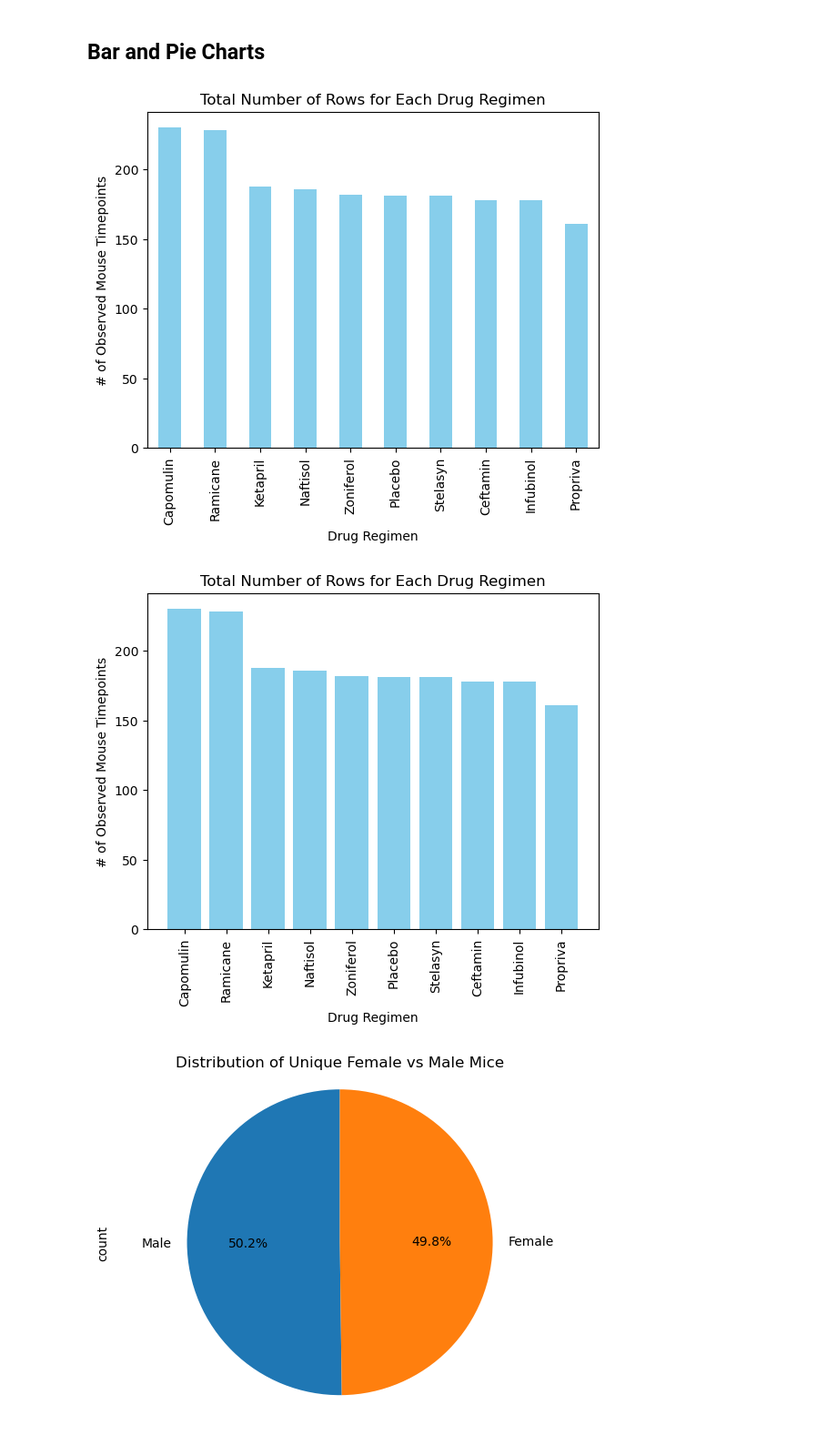
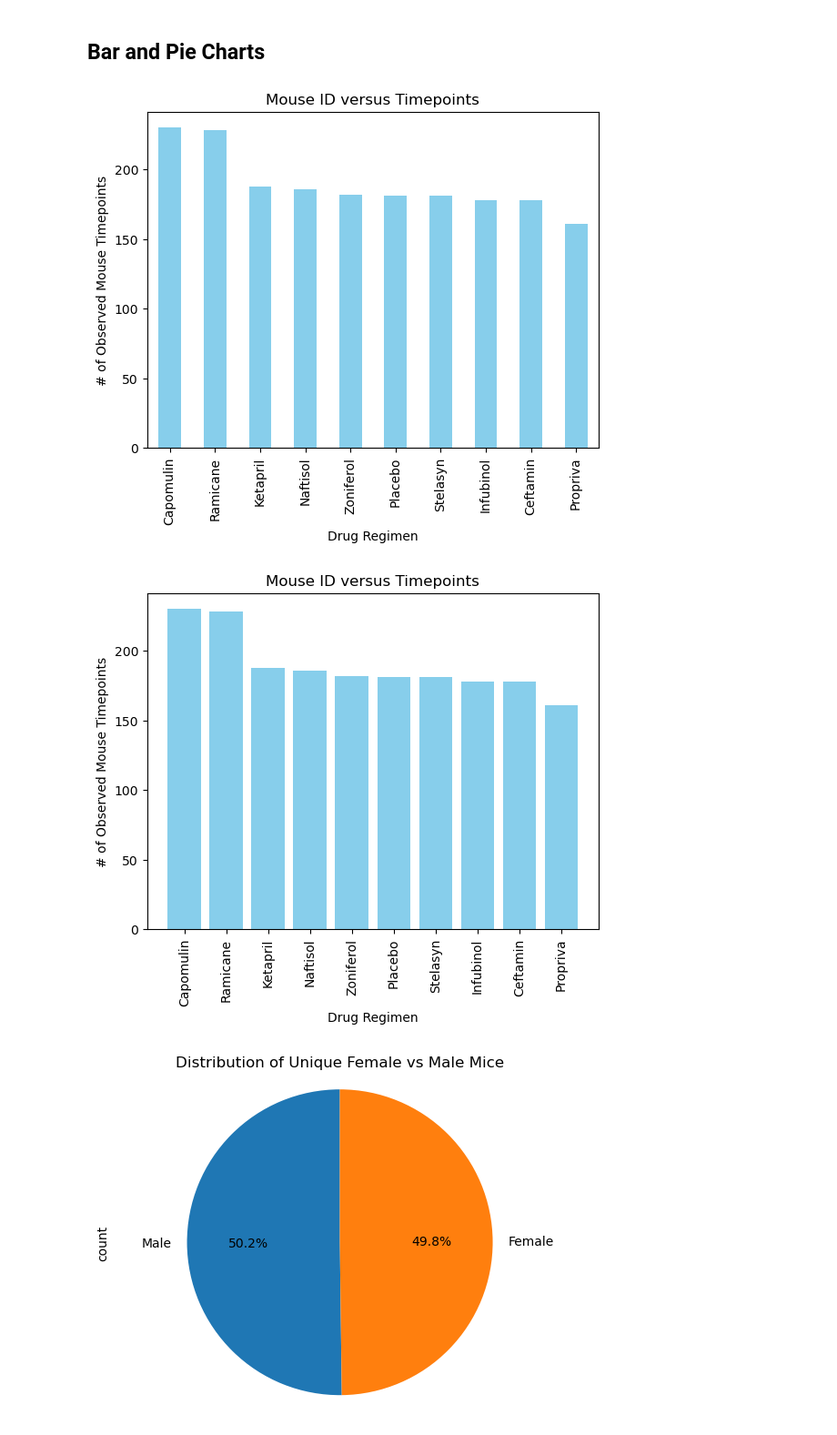
Before and after one commit to Achempim/Module-5-challenge, a Jupyter notebook: Starter_Code/Pymaceuticals/pymaceuticals_starter.ipynb, the cells around one changed output. Shown at 91% size. Cells and saved outputs as stored; diff of their text form; code cells hidden in the pictures.

```diff
--- a/Starter_Code/Pymaceuticals/pymaceuticals_starter.ipynb
+++ b/Starter_Code/Pymaceuticals/pymaceuticals_starter.ipynb
@@ -183,23 +187,20 @@ summary_stats
 ## Bar and Pie Charts
 # %%
 # Generate a bar plot showing the total number of rows (Mouse ID/Timepoints) for each drug regimen using Pandas.
-# Group the data by 'Drug Regimen' and count the number of rows (Mouse ID/Timepoints)
-drug_regimen_counts = combined_data.groupby('Drug Regimen').count()['Mouse ID']
 
-# Sort the counts in descending order
-drug_regimen_counts = drug_regimen_counts.sort_values(ascending=False)
+drug_regimen_counts = combined_data['Drug Regimen'].value_counts()
 
 # Generate a bar plot using Pandas
 drug_regimen_counts.plot(kind='bar',
-                         title='Total Number of Rows for Each Drug Regimen',
-                         xlabel='Drug Regimen',
-                         ylabel='# of Observed Mouse Timepoints',
-                         color='skyblue') # Optional: add color to the bars
+                        title='Mouse ID versus Timepoints',
+                        xlabel='Drug Regimen',
+                        ylabel='# of Observed Mouse Timepoints',
+                        color='skyblue') # Optional: add color to the bars
 
 # Display the plot
 plt.show()
 # %% [output]
-[figure, old version]
+[figure, new version]
 # %%
 # Generate a bar plot showing the total number of rows (Mouse ID/Timepoints) for each drug regimen using pyplot.
 
@@ -216,13 +217,13 @@ plt.bar(regimens, counts, color='skyblue')
 # Step 5: Customize the plot
 plt.xlabel('Drug Regimen')
 plt.ylabel('# of Observed Mouse Timepoints')
-plt.title('Total Number of Rows for Each Drug Regimen')
+plt.title('Mouse ID versus Timepoints')
 plt.xticks(rotation=90)  # Rotate the x-axis labels for better readability
 
 # Display the plot
 plt.show()
 # %% [output]
-[figure, old version]
+[figure, new version]
 # %%
 # Generate a pie chart, using Pandas, showing the distribution of unique female versus male mice used in the study
 
```
Also changed, not shown: parts of 9 cells of this notebook.
